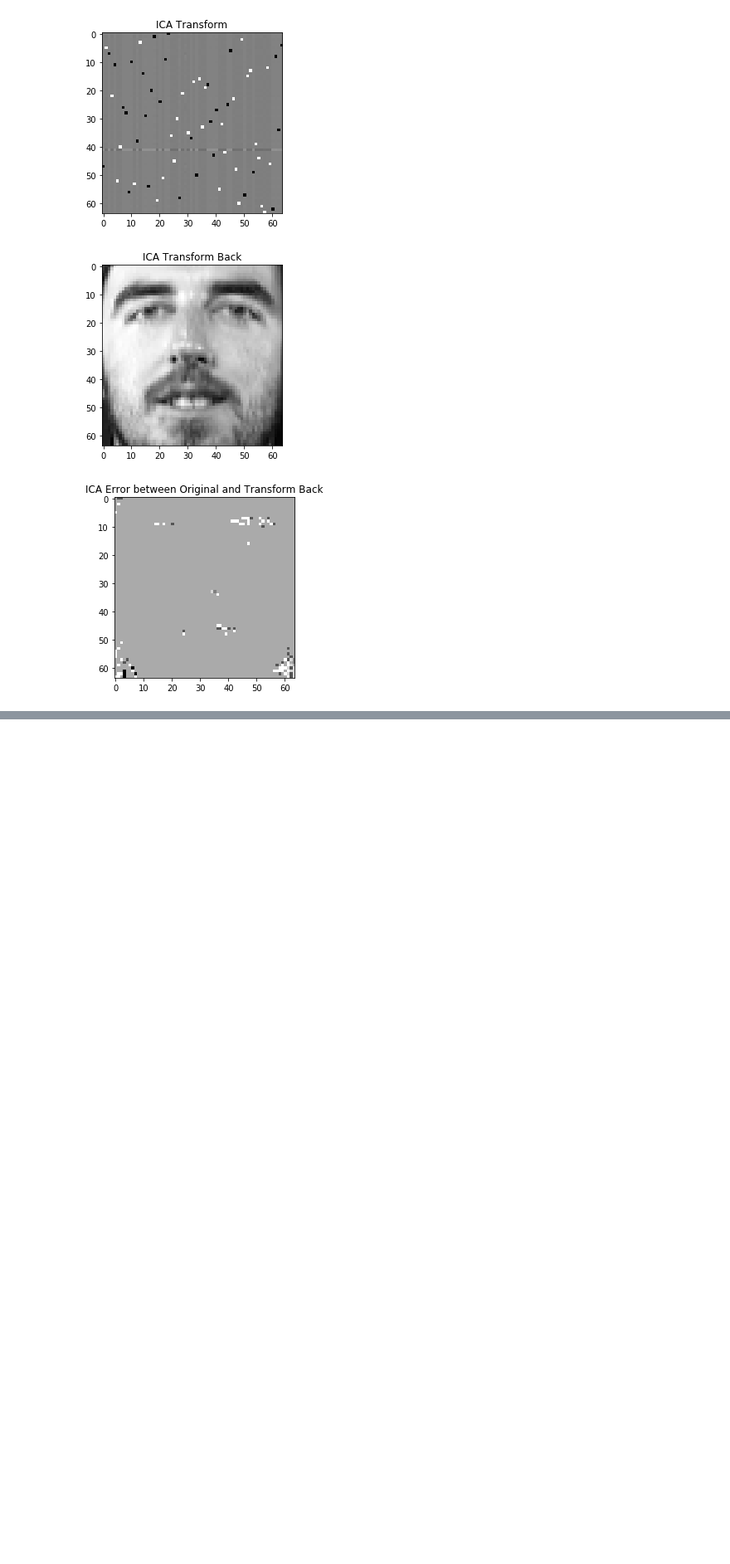
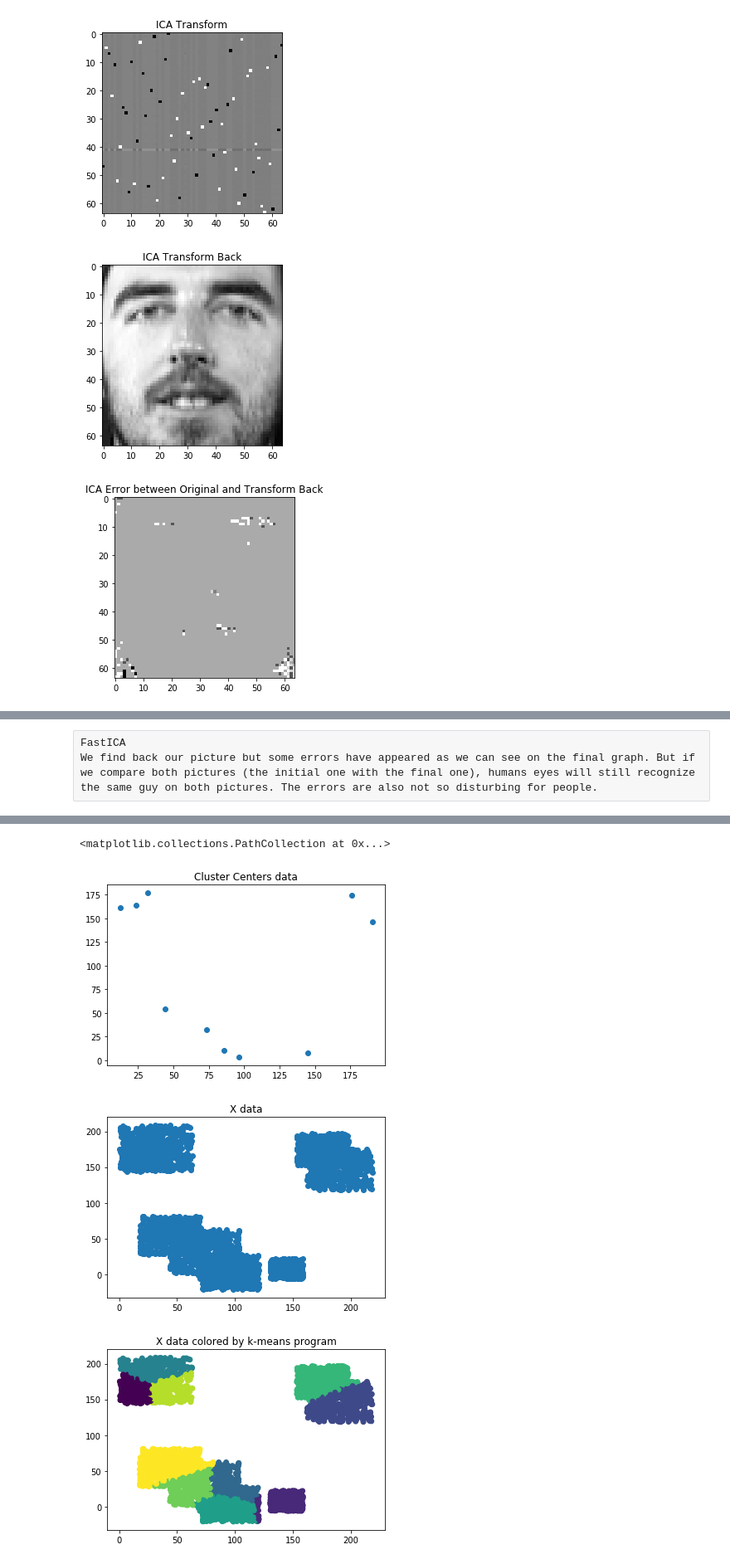
Before and after one commit to lalbarra/Cursus_Recherche, a Jupyter notebook: Notebook/SKlearn_notebook.ipynb, the cells around one changed output, grey strips where cells are left out. Shown at 83% size. Drawn from its saved outputs; the diff is of its cells as text; code cells hidden in the pictures; blank space fills up the shorter version.

Commit message:
Les modifs de Nico : travaux sur les k-means, commentaires comparateurs entre pca, ica et k-means

```diff
--- a/Notebook/SKlearn_notebook.ipynb
+++ b/Notebook/SKlearn_notebook.ipynb
@@ -492,0 +431,76 @@ plt.scatter(Clust20,Clust21)
+# %% [raw]
+FastICA
+We find back our picture but some errors have appeared as we can see on the final graph. But if we compare both pictures (the initial one with the final one), humans eyes will still recognize the same guy on both pictures. The errors are also not so disturbing for people.
+# %%
+#k-means
+%matplotlib inline
+
+from sklearn.cluster import KMeans
+import numpy as np
+import matplotlib.pyplot as plt
+import random
+
+def PlusOrMinus():
+    r = random.random()
+    if r <= 0.5:
+        return (1)
+    else :
+        return(-1)
+
+def tri(List):
+    for k in range(1,len(List)):
+        temp=List[k]
+        j=k
+        while j>0 and temp<List[j-1]:
+            List[j]=List[j-1]
+            j-=1
+        List[j]=temp
+    return List
+
+def fromArrayToList(ArrayList):
+    (lines,columns) = np.shape(ArrayList)
+    List = [[ArrayList[i][j] for j in range(columns)] for i in range(lines)]
+    List = tri(List)
+    return np.array(List)
+
+nbClust = 10
+nbSamplesPerCluster = 500
+scale = 200 #Coefficient of growth
+
+RandClustCent = [[scale*random.random(),scale*random.random()] for i in range(nbClust)]
+RandClustCent_mat = np.array(RandClustCent)
+X = [[RandClustCent[j][0]+10*(j+1)**0.5*PlusOrMinus()*random.random(),RandClustCent[j][1]+10*(j+1)**0.5*PlusOrMinus()*random.random()] for j in range(nbClust) for k in range(nbSamplesPerCluster)]
+X_mat = np.array(X)
+
+kmeans = KMeans(n_clusters=nbClust, init='k-means++', n_init=10, max_iter=300, tol=0.0001, precompute_distances='auto',
+       verbose=0, random_state=None, copy_x=True, n_jobs=1, algorithm='auto').fit(X_mat)
+Labels = kmeans.labels_#.labels_ donne le numéro du cluster dans lequel se trouve chaque blob
+Predict = kmeans.predict([[0,0],[4,4]])#Je n'ai pas réellement commpris.......................................
+ClusterCenters = kmeans.cluster_centers_#Donne les points considérés par l'algorithme k-means comme étant les centres des clusters recherchés
+print("Labels :")
+print(Labels)
+print("")
+print("Predict :")
+print(Predict)
+print("")
+print("Cluster Centers (the real used before generated all blobs) :")
+print(np.array(tri(RandClustCent)))
+print("")
+print("Cluster Centers (estimated with k-means algorithm) :")
+print(np.array(fromArrayToList(ClusterCenters)))
+print("")
+print("Error on each Cluster Center :")
+print(np.array(fromArrayToList(ClusterCenters))-np.array(tri(RandClustCent)))
+
+plt.figure()
+plt.title("Cluster Centers data")
+plt.scatter(RandClustCent_mat[:,0],RandClustCent_mat[:,1])
+
+plt.figure()
+plt.title("X data")
+plt.scatter(X_mat[:,0],X_mat[:,1])
+
+plt.figure()
+plt.title("X data colored by k-means program")
+plt.scatter(X_mat[:,0],X_mat[:,1],c=Labels)
+# %% [output]
@@ -492,0 +524,4 @@ plt.scatter(Clust20,Clust21)
+<matplotlib.collections.PathCollection at 0x...>
+[figure, added]
+[figure, added]
+[figure, added]
```
Also changed, not shown: parts of 11 cells of this notebook.
